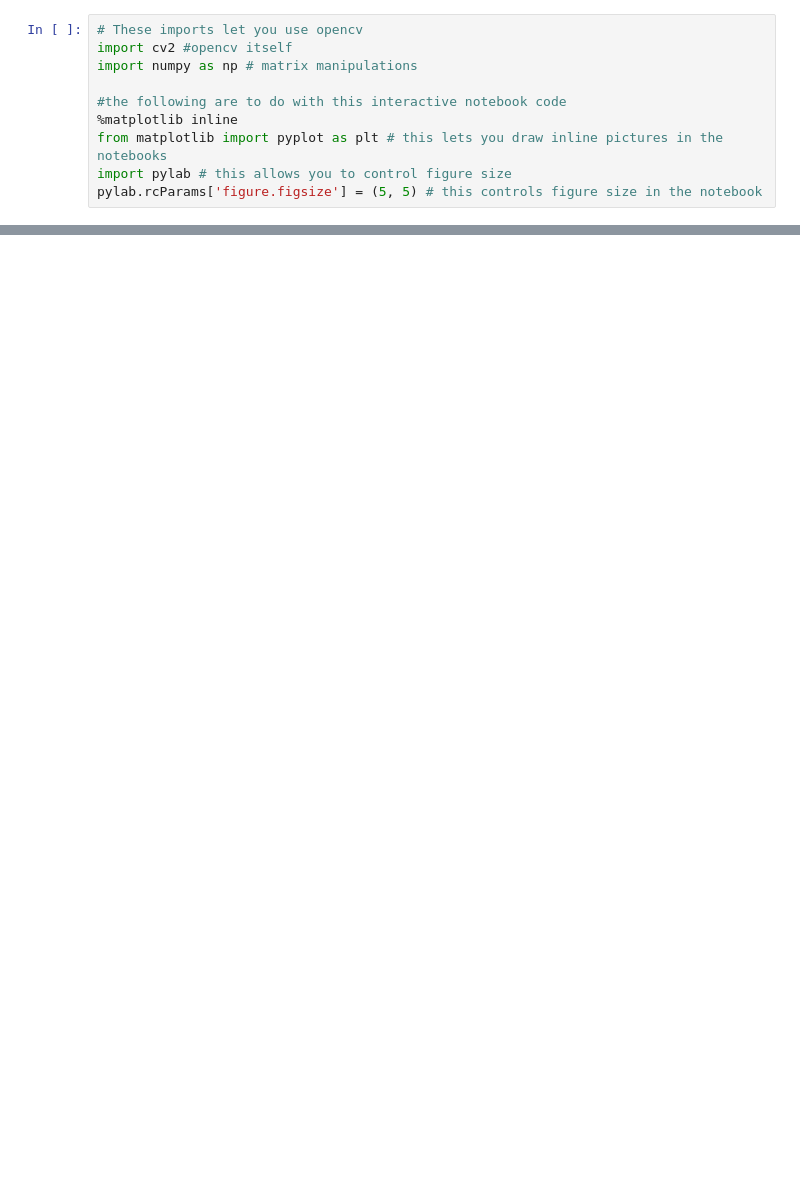
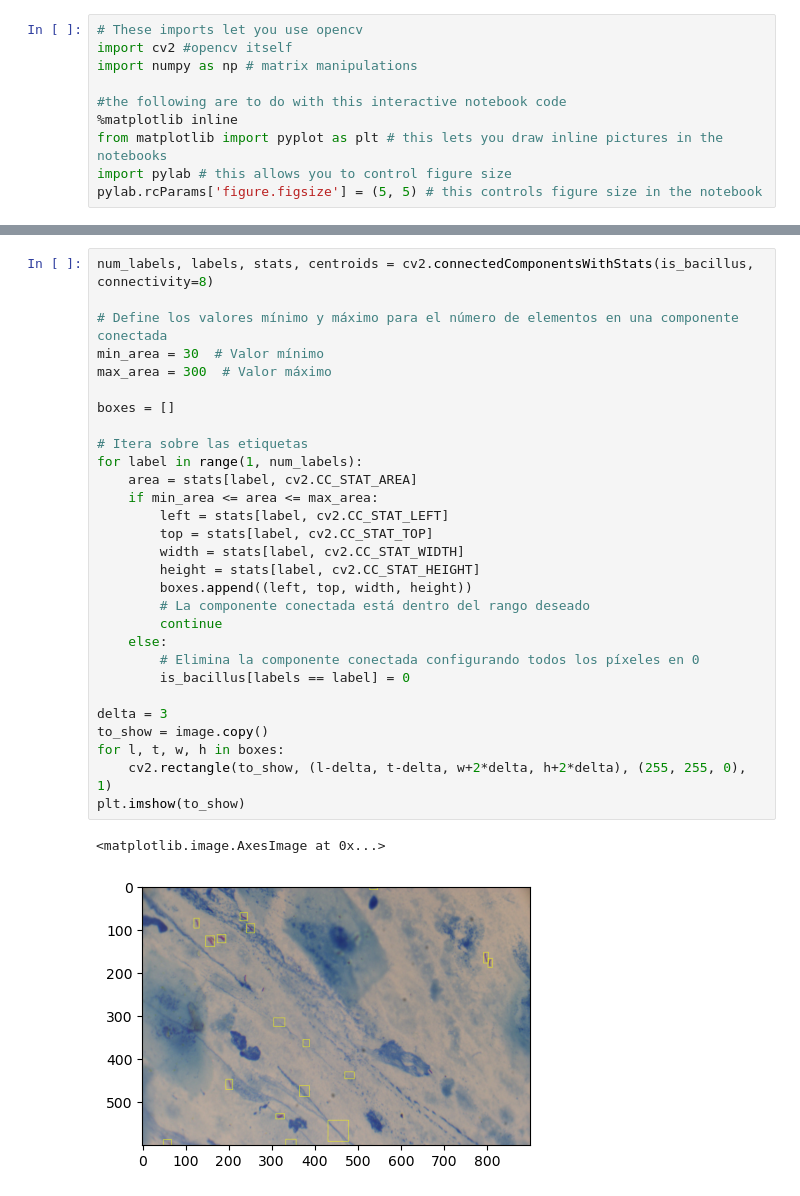
Before and after one commit to herrmilt/MLPython2023Lectures, a Jupyter notebook: lecture11_cv_python/show_bacillus.ipynb, the cells around one changed output, grey strips where cells are left out. Saved outputs shown, nothing was run; the diff lists cells and outputs as text; blank space fills up the shorter version.

```diff
--- a/lecture11_cv_python/show_bacillus.ipynb
+++ b/lecture11_cv_python/show_bacillus.ipynb
@@ -38,0 +123,32 @@ plt.show()
+# %%
+num_labels, labels, stats, centroids = cv2.connectedComponentsWithStats(is_bacillus, connectivity=8)
+
+# Define los valores mínimo y máximo para el número de elementos en una componente conectada
+min_area = 30  # Valor mínimo
+max_area = 300  # Valor máximo
+
+boxes = []
+
+# Itera sobre las etiquetas
+for label in range(1, num_labels):
+    area = stats[label, cv2.CC_STAT_AREA]
+    if min_area <= area <= max_area:
+        left = stats[label, cv2.CC_STAT_LEFT]
+        top = stats[label, cv2.CC_STAT_TOP]
+        width = stats[label, cv2.CC_STAT_WIDTH]
+        height = stats[label, cv2.CC_STAT_HEIGHT]
+        boxes.append((left, top, width, height))
+        # La componente conectada está dentro del rango deseado
+        continue
+    else:
+        # Elimina la componente conectada configurando todos los píxeles en 0
+        is_bacillus[labels == label] = 0
+
+delta = 3
+to_show = image.copy()
+for l, t, w, h in boxes:
+    cv2.rectangle(to_show, (l-delta, t-delta, w+2*delta, h+2*delta), (255, 255, 0), 1)
+plt.imshow(to_show)
+# %% [output]
+<matplotlib.image.AxesImage at 0x...>
+[figure, added]
```
Also changed, not shown: parts of 10 cells of this notebook, 41 other files.
